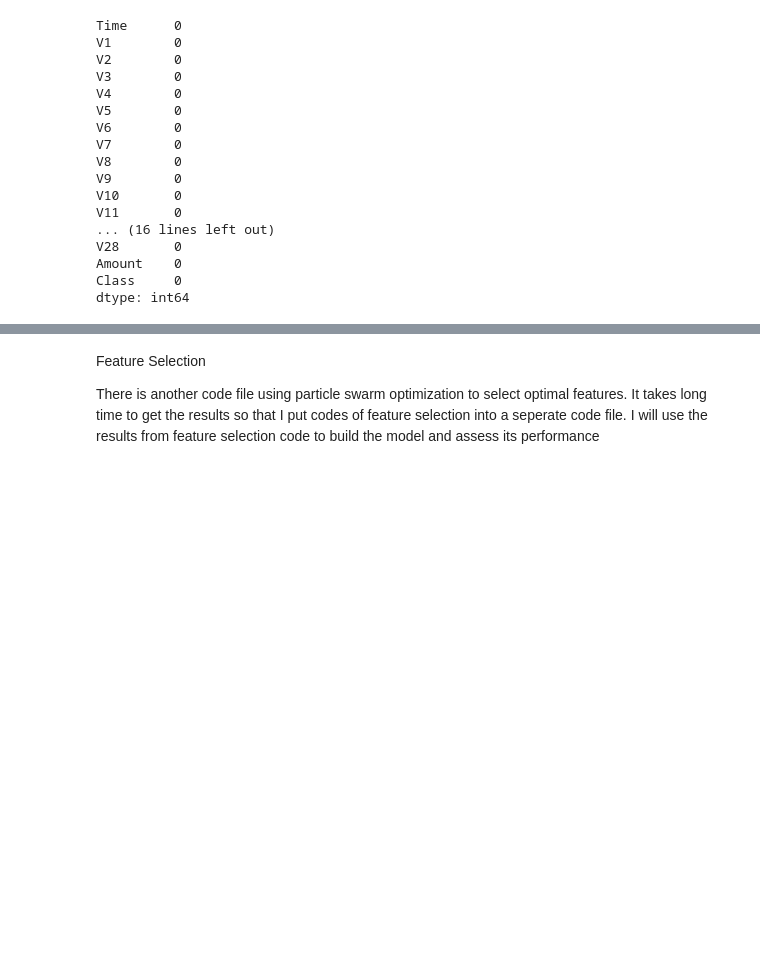
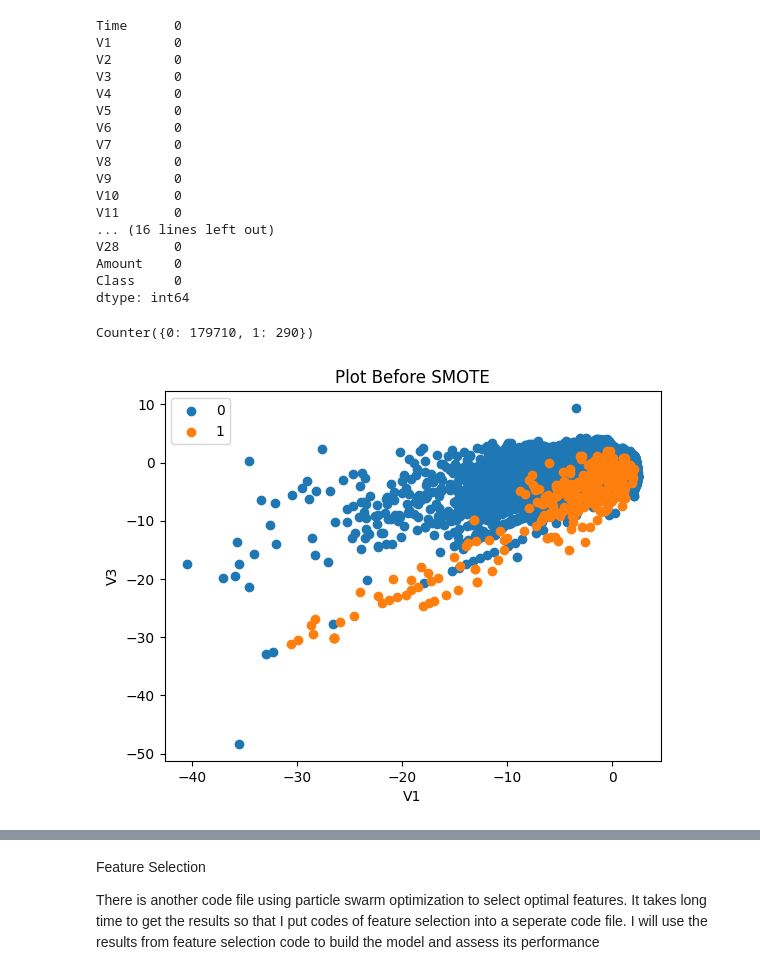
Before and after one commit to yal521/DSCI441-machine-learning-project, a Jupyter notebook: DSCI_441_final_project.ipynb, the cells around one changed output, grey strips where cells are left out. Saved outputs shown, nothing was run; the diff lists cells and outputs as text; code cells hidden in the pictures; blank space fills up the shorter version.

```diff
--- a/DSCI_441_final_project.ipynb
+++ b/DSCI_441_final_project.ipynb
@@ -101,3 +101,33 @@ V28       0
 Amount    0
 Class     0
 dtype: int64
+# %%
+# Generate and plot a synthetic imbalanced classification dataset
+
+from collections import Counter
+from sklearn.datasets import make_classification
+from matplotlib import pyplot
+from numpy import where
+
+# define dataset
+TR0 = Credit_data.drop(['Class'], axis = 'columns')
+Label0 = Credit_data['Class']
+
+# summarize class distribution
+counter_V0 = Counter(Credit_data['Class'])
+print(counter_V0)
+
+# scatter plot of examples by class label
+TR1 = TR0.to_numpy()
+Label1 = Label0.to_numpy()
+for label, _ in counter_V0.items():
+    row_ix = where(Label1 == label)[0]
+    pyplot.scatter(TR1[row_ix, 1], TR1[row_ix, 3], label=str(label))
+pyplot.legend()
+pyplot.title('Plot Before SMOTE')
+pyplot.xlabel('V1')
+pyplot.ylabel('V3')
+pyplot.show()
+# %% [output]
+Counter({0: 179710, 1: 290})
+[figure, added]
```
Also changed, not shown: parts of 31 cells of this notebook.
